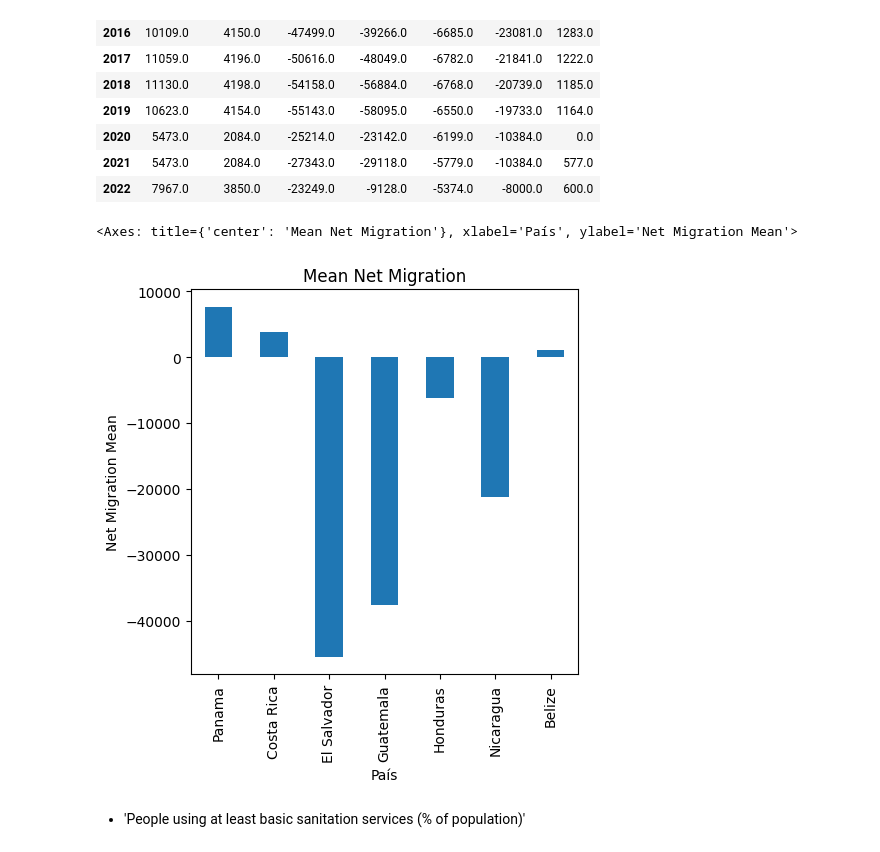
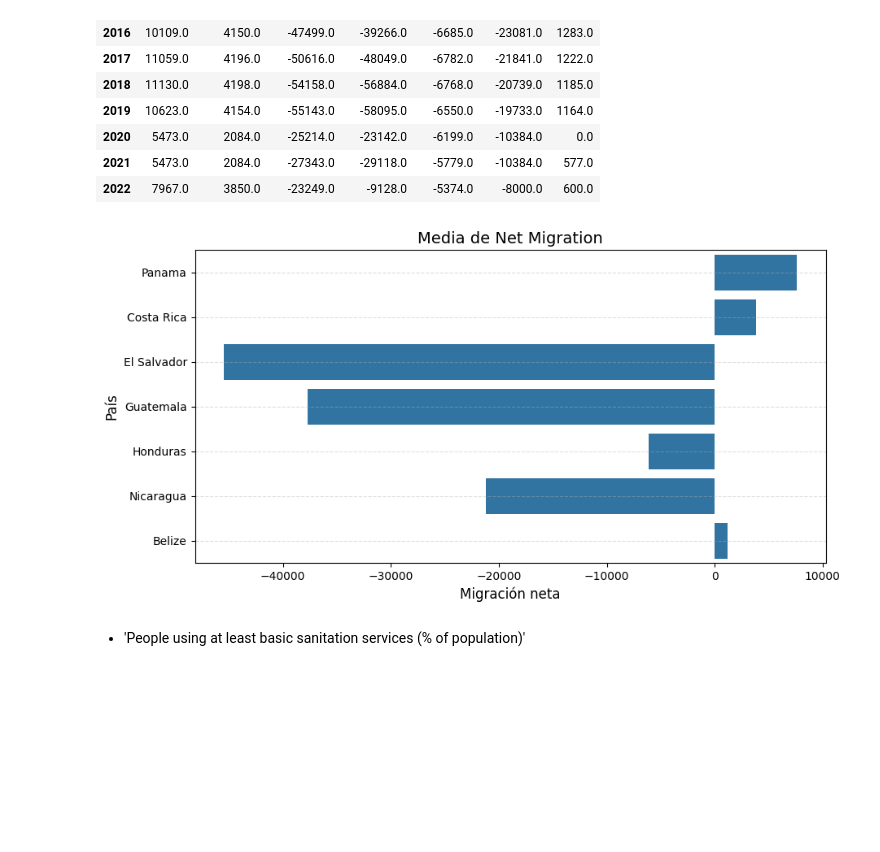
Before and after one commit to KarenSSanchezP/AnalisisLongevidad-AC, a Jupyter notebook: archivo.ipynb, the cells around one changed output. Drawn from its saved outputs; the diff is of its cells as text; code cells hidden in the pictures; blank space fills up the shorter version.

```diff
--- a/archivo.ipynb
+++ b/archivo.ipynb
@@ -542,12 +540,20 @@ dfNetMigration.T
 | 2022 | 7967.0 | 3850.0 | -23249.0 | -9128.0 | -5374.0 | -8000.0 | 600.0 |
 # %%
 import matplotlib.pyplot as plt
+import seaborn as sns
+
 dfNetMigMean = dfNetMigration.T.mean() #cambiamos filas por columnas y calculamos la media de cada país
-#grafico de barras
-dfNetMigMean.plot(kind='bar', title='Mean Net Migration', figsize=(5,5), xlabel='País', ylabel='Net Migration Mean')
+
+plt.figure(figsize=(10, 5))
+sns.barplot(y=dfNetMigMean.index, x=dfNetMigMean)
+
+plt.title('Media de Net Migration', fontsize=14)
+plt.ylabel('País', fontsize=12)
+plt.xlabel('Migración neta', fontsize=12)
+plt.grid(axis='y', linestyle='--', alpha=0.4)
+plt.show()
 # %% [output]
-<Axes: title={'center': 'Mean Net Migration'}, xlabel='País', ylabel='Net Migration Mean'>
-[figure, old version]
+[figure, new version]
 # %% [markdown]
 - 	'People using at least basic sanitation services (% of population)'
 # %% [markdown]
```
Also changed, not shown: parts of 3 cells of this notebook.
